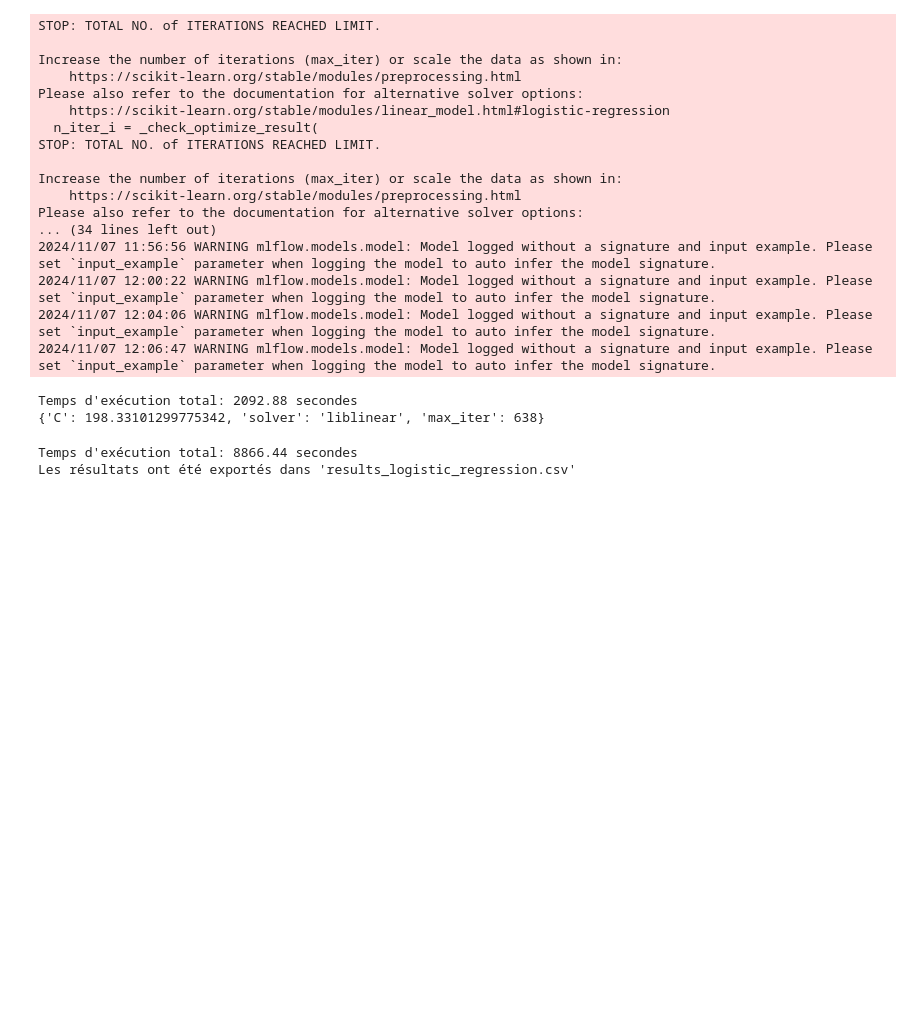
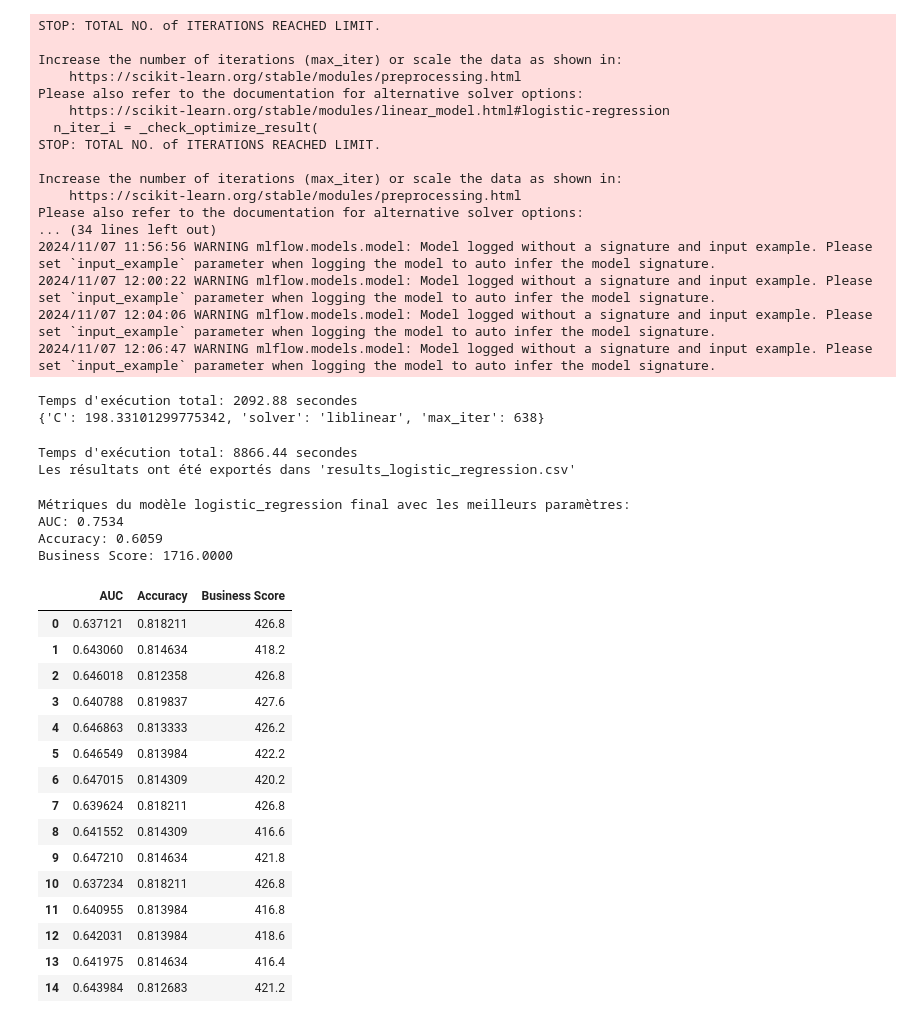
Before and after one commit to 1952ma/projet7, a Jupyter notebook: models.ipynb, the cells around one changed output. Saved outputs shown, nothing was run; the diff lists cells and outputs as text; code cells hidden in the pictures; blank space fills up the shorter version.

```diff
--- a/models.ipynb
+++ b/models.ipynb
@@ -220,3 +220,46 @@ Temps d'exécution total: 2092.88 secondes
 {'C': 198.33101299775342, 'solver': 'liblinear', 'max_iter': 638}
 Temps d'exécution total: 8866.44 secondes
 Les résultats ont été exportés dans 'results_logistic_regression.csv'
+# %%
+# Prédictions finales et métriques
+#y_prob_final_lr = final_model_lr.predict_proba(X_api_scaled)[:, 1]
+#y_pred_final_lr = y_prob_final_lr > 0.5
+
+# Calcul des métriques finales
+final_auc = roc_auc_score(y_api, y_prob_final_lr)
+final_accuracy = accuracy_score(y_api, y_pred_final_lr)
+tn, fp, fn, tp = confusion_matrix(y_api, y_pred_final_lr).ravel()
+final_cost = fp + 10 * fn
+
+print("Métriques du modèle logistic_regression final avec les meilleurs paramètres:")
+print(f"AUC: {final_auc:.4f}")
+print(f"Accuracy: {final_accuracy:.4f}")
+print(f"Business Score: {final_cost:.4f}")
+
+# Enregistrement des métriques finales dans MLflow
+with mlflow.start_run():
+    mlflow.log_metrics({"Final AUC logistic_regression": final_auc, "Final Accuracy logistic_regression": final_accuracy, "Final Business Score logistic_regression": final_cost})
+# %% [output]
+Métriques du modèle logistic_regression final avec les meilleurs paramètres:
+AUC: 0.7534
+Accuracy: 0.6059
+Business Score: 1716.0000
+# %%
+results_df
+# %% [output]
+|  | AUC | Accuracy | Business Score |
+| 0 | 0.637121 | 0.818211 | 426.8 |
+| 1 | 0.643060 | 0.814634 | 418.2 |
+| 2 | 0.646018 | 0.812358 | 426.8 |
+| 3 | 0.640788 | 0.819837 | 427.6 |
+| 4 | 0.646863 | 0.813333 | 426.2 |
+| 5 | 0.646549 | 0.813984 | 422.2 |
+| 6 | 0.647015 | 0.814309 | 420.2 |
+| 7 | 0.639624 | 0.818211 | 426.8 |
+| 8 | 0.641552 | 0.814309 | 416.6 |
+| 9 | 0.647210 | 0.814634 | 421.8 |
+| 10 | 0.637234 | 0.818211 | 426.8 |
+| 11 | 0.640955 | 0.813984 | 416.8 |
+| 12 | 0.642031 | 0.813984 | 418.6 |
+| 13 | 0.641975 | 0.814634 | 416.4 |
+| 14 | 0.643984 | 0.812683 | 421.2 |
```
Also changed, not shown: parts of 9 cells of this notebook.
